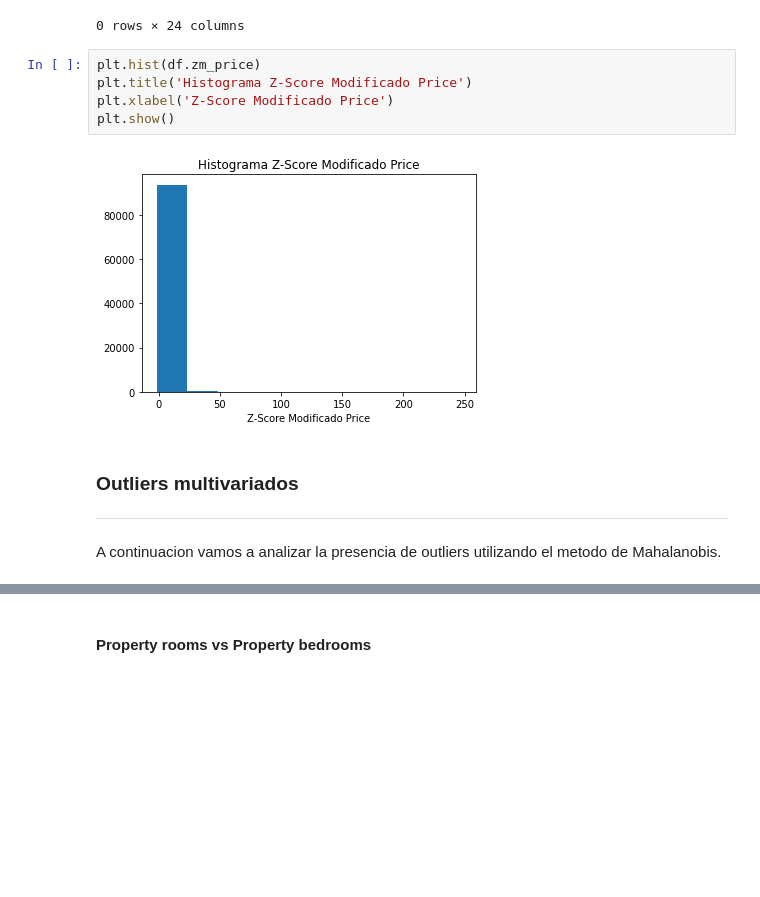
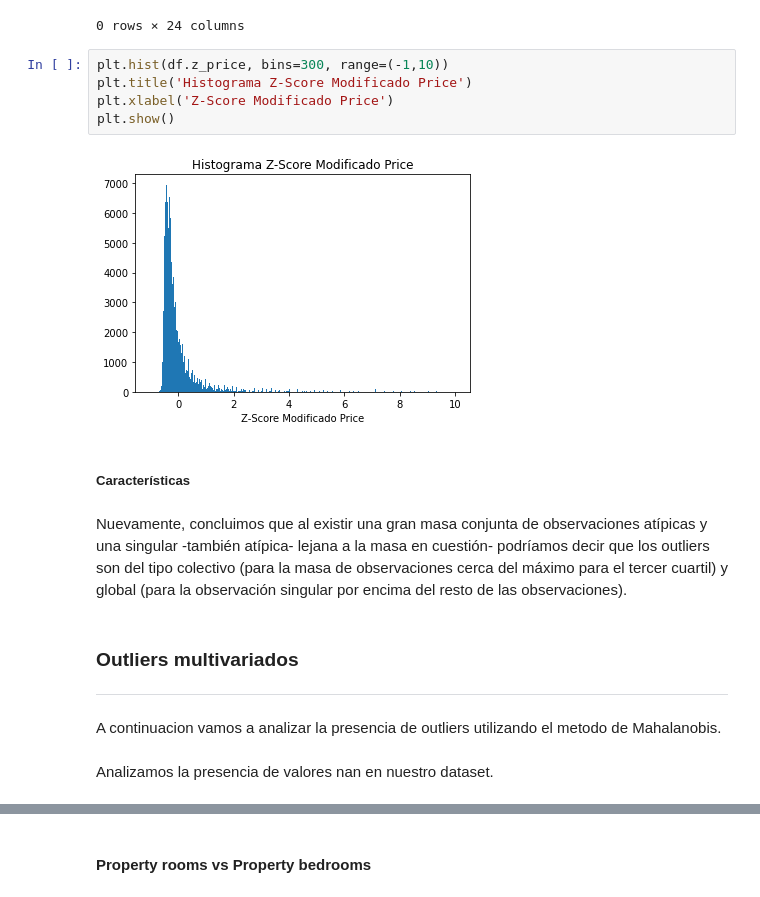
Before and after one commit to valencorrea/7506R-2C2022-GRUPO14, a Jupyter notebook: 7506R_TP1_GRUPO14_ENTREGA_ds.ipynb, the cells around one changed output, grey strips where cells are left out. Saved outputs shown, nothing was run; the diff lists cells and outputs as text; blank space fills up the shorter version.

```diff
--- a/7506R_TP1_GRUPO14_ENTREGA_ds.ipynb
+++ b/7506R_TP1_GRUPO14_ENTREGA_ds.ipynb
@@ -681,12 +735,16 @@ df[(df['zm_price']<-3.5)]
 |  | id | start_date | end_date | created_on | latitud | longitud | place_l2 | place_l3 | place_l4 | operation | ... |
 0 rows × 24 columns
 # %%
-plt.hist(df.zm_price)
+plt.hist(df.z_price, bins=300, range=(-1,10))
 plt.title('Histograma Z-Score Modificado Price')
 plt.xlabel('Z-Score Modificado Price')
 plt.show()
 # %% [output]
-[figure, old version]
+[figure, new version]
+# %% [markdown]
+##### Características
+# %% [markdown]
+Nuevamente, concluimos que al existir una gran masa conjunta de observaciones atípicas y una singular -también atípica- lejana a la masa en cuestión- podríamos decir que los outliers son del tipo colectivo (para la masa de observaciones cerca del máximo para el tercer cuartil) y global (para la observación singular por encima del resto de las observaciones).
 # %% [markdown]
 ### Outliers multivariados
 
@@ -695,3 +753,5 @@ plt.show()
 
 
 A continuacion vamos a analizar la presencia de outliers utilizando el metodo de Mahalanobis.
+# %% [markdown]
+Analizamos la presencia de valores nan en nuestro dataset.
```
Also changed, not shown: parts of 69 cells of this notebook.
